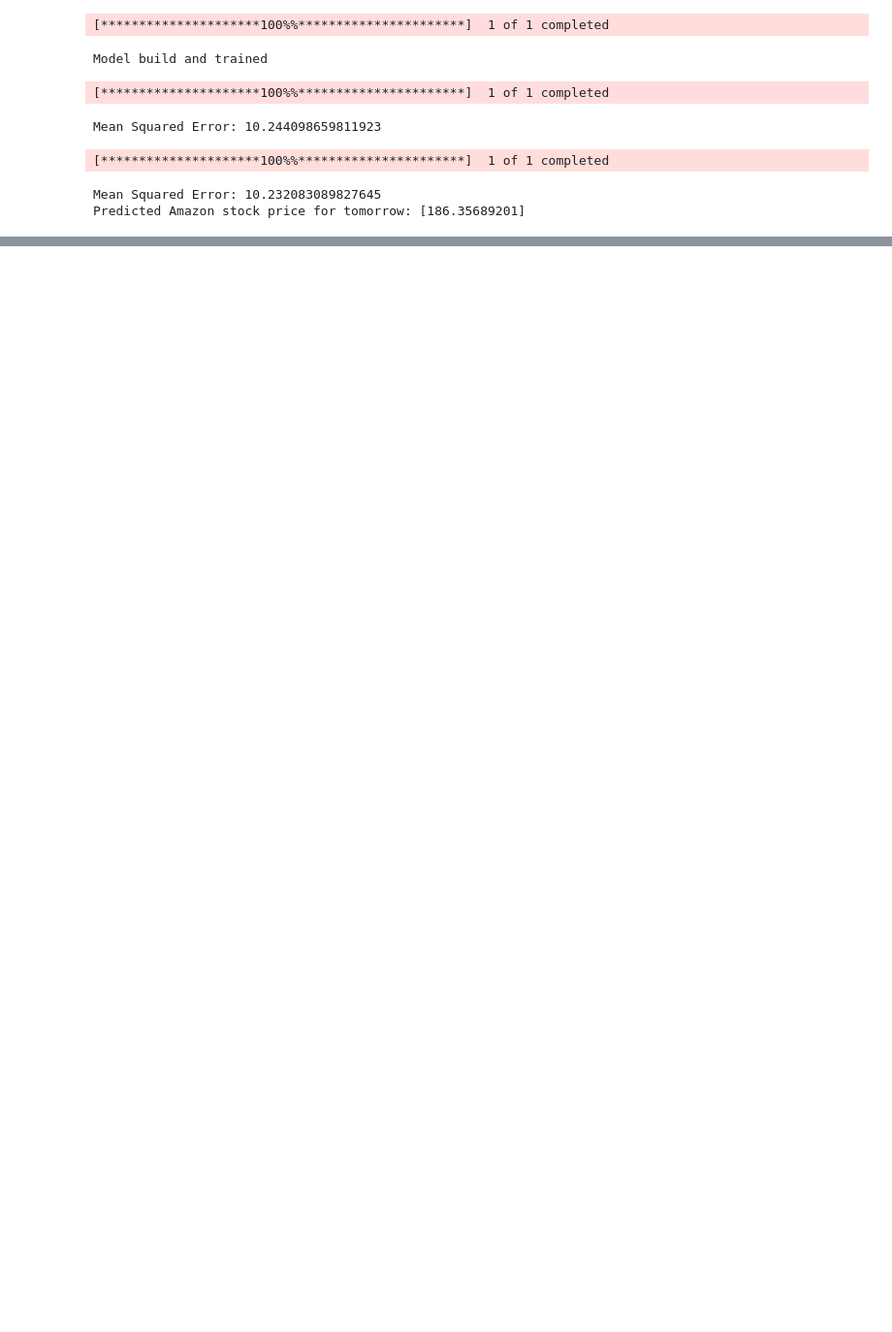
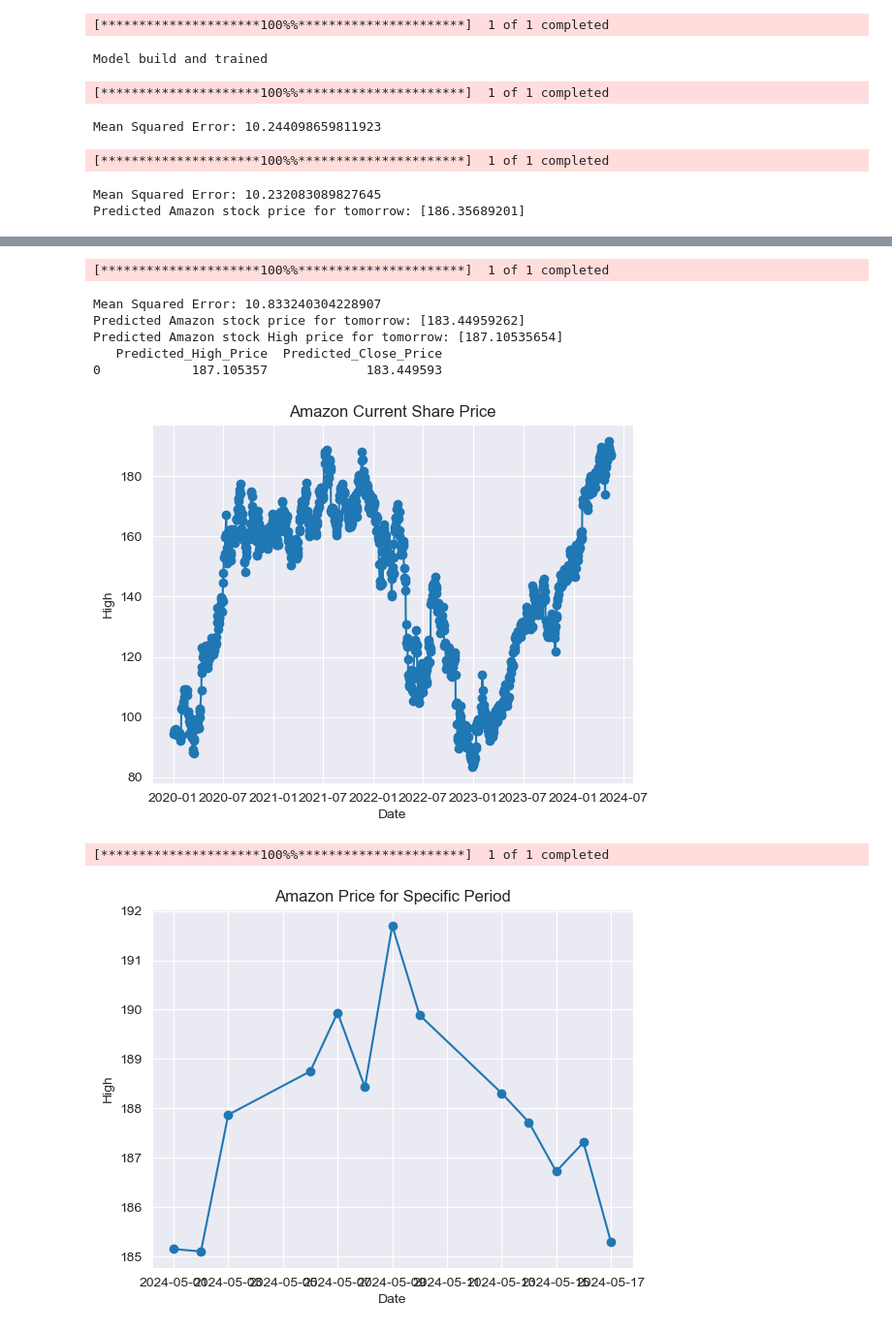
Before and after one commit to Nuwantha1990/CSC245_Final_Project, a Jupyter notebook: test.py.ipynb, the cells around one changed output, grey strips where cells are left out. Shown at 97% size. Saved outputs shown, nothing was run; the diff lists cells and outputs as text; code cells hidden in the pictures; blank space fills up the shorter version.

```diff
--- a/test.py.ipynb
+++ b/test.py.ipynb
@@ -197,0 +214,76 @@ Predicted Amazon stock price for tomorrow: [186.35689201]
+# %%
+import yfinance as yf
+import pandas as pd
+from sklearn.model_selection import train_test_split
+from sklearn.linear_model import LinearRegression
+from sklearn.metrics import mean_squared_error
+import matplotlib.pyplot as plt
+import seaborn as sns
+#Training Model Supervised Learning and Model Training with Labelled Data
+#Algorithm Regression : [Linear Regression]
+# Step 1: Data Collection
+amazon_data = yf.download('AMZN', start='2020-01-01', end='2024-05-17')
+
+# Step 2: Data Preprocessing
+amazon_data['Previous_Close'] = amazon_data['Close'].shift(1)  # Adding previous day's close as a feature
+amazon_data.dropna(inplace=True)
+X = amazon_data[['Previous_Close']]  # Feature
+y = amazon_data['Close']  # Target
+
+# Step 3: Splitting the data into training and testing sets
+X_train, X_test, y_train, y_test = train_test_split(X, y, test_size=0.2, random_state=42)
+
+# Step 4 & 5: Model Building and Training
+model = LinearRegression()
+model.fit(X_train, y_train)
+
+# Step 6: Model Evaluation
+y_pred = model.predict(X_test)
+mse = mean_squared_error(y_test, y_pred)
+print("Mean Squared Error:", mse)
+
+# Step 7: Prediction for tomorrow's Amazon stock price
+latest_data = amazon_data.tail(1)  # Get the latest data
+latest_close = latest_data['Close'].values[0]
+latest_high = latest_data['High'].values[0]
+prediction = model.predict([[latest_close]])
+prediction_high = model.predict([[latest_high]])
+
+print("Predicted Amazon stock price for tomorrow:", prediction)
+print("Predicted Amazon stock High price for tomorrow:", prediction_high)
+
+# Writing the result to DataFrame
+
+result_df = pd.DataFrame({ 'Predicted_High_Price': prediction_high, 'Predicted_Close_Price': prediction})
+
+print(result_df)
+
+#plot the graph according to the date with price of share
+datelist = amazon_data.index.tolist()
+#datelist = amazon_data['Date'].tolist()
+highprice = amazon_data['High'].tolist()
+plt.plot(datelist, highprice, marker='o', linestyle='-')
+plt.xlabel('Date')
+plt.ylabel('High')
+plt.title('Amazon Current Share Price')
+plt.show()
+
+#forecast predicted priod data
+
+evaluation_dates = yf.download('AMZN', start='2024-05-01', end='2024-05-20')
+evaluated_high_price = evaluation_dates['High'].tolist()
+plt.plot(evaluation_dates.index, evaluated_high_price, marker='o', linestyle='-')
+plt.xlabel('Date')
+plt.ylabel('High')
+plt.title('Amazon Price for Specific Period')
+plt.show()
+# %% [output]
+[*********************100%%**********************]  1 of 1 completed
+Mean Squared Error: 10.833240304228907
+Predicted Amazon stock price for tomorrow: [183.44959262]
+Predicted Amazon stock High price for tomorrow: [187.10535654]
+   Predicted_High_Price  Predicted_Close_Price
+0            187.105357             183.449593
+[figure, added]
+[*********************100%%**********************]  1 of 1 completed
+[figure, added]
```
Also changed, not shown: parts of 4 cells of this notebook, 7 other files.
